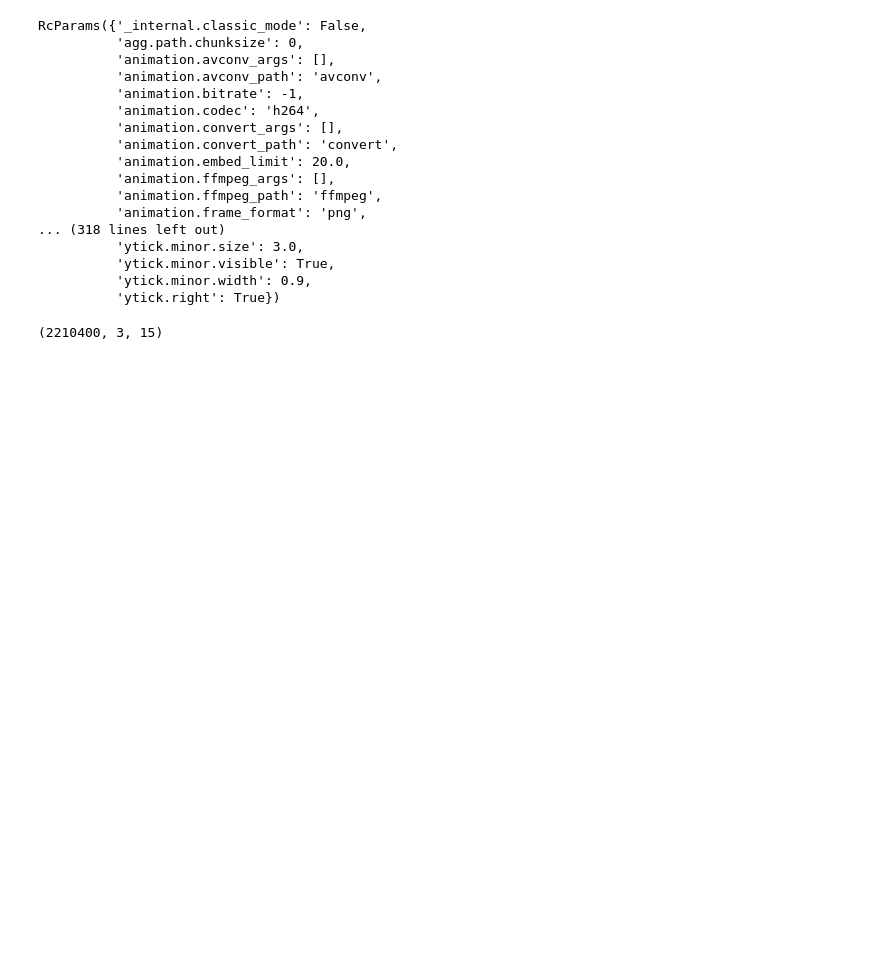
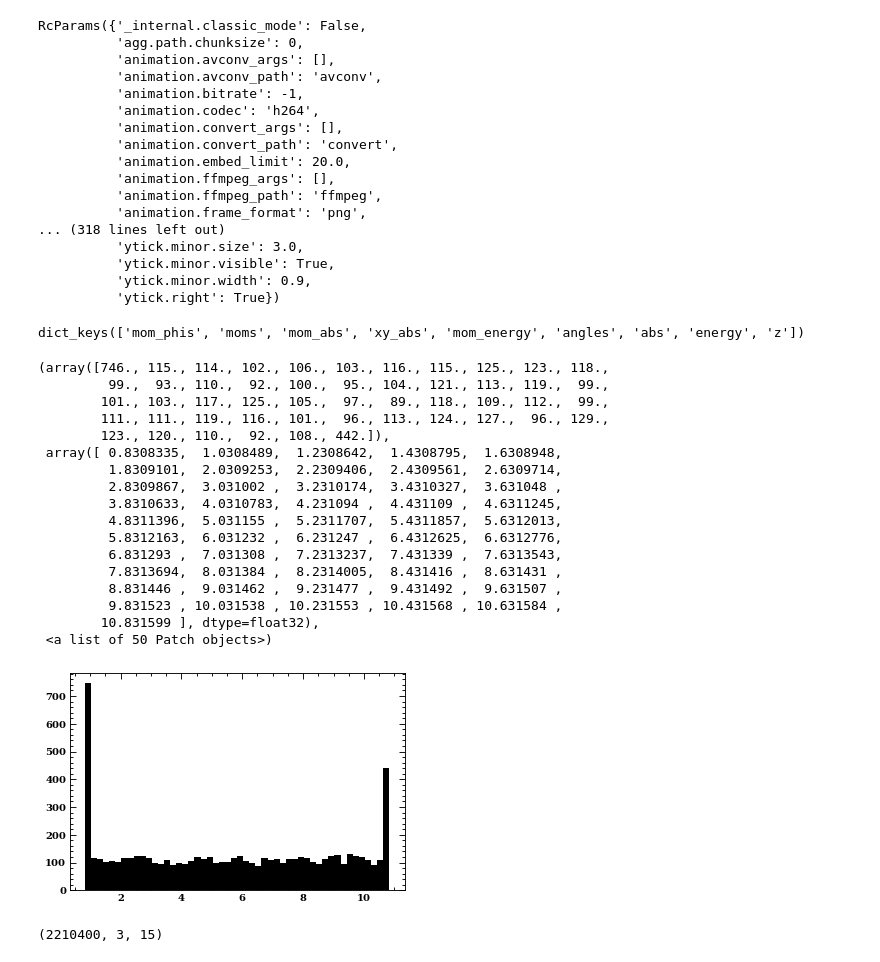
Before and after one commit to alpv95/IXPEML, a Jupyter notebook: notebooks/Error_checks.ipynb, the cells around one changed output. Saved outputs shown, nothing was run; the diff lists cells and outputs as text; code cells hidden in the pictures; blank space fills up the shorter version.

Commit message:
mom_energy

```diff
--- a/notebooks/Error_checks.ipynb
+++ b/notebooks/Error_checks.ipynb
@@ -145,6 +116,33 @@ with open(home_dir + "fom_pol_big_train___flat_weight_pol__ensemble.pickle", "rb
 # %%
 with open(home_dir + "fom_pol_big_train___flat_weightE_pol__ensemble.pickle", "rb") as file:
     A = pickle.load(file)
+# %%
+x = torch.load(home_dir + "data/expanded/newpaper_pol/train/labels_full.pt")
+# %%
+x.keys()
+# %% [output]
+dict_keys(['mom_phis', 'moms', 'mom_abs', 'xy_abs', 'mom_energy', 'angles', 'abs', 'energy', 'z'])
+# %%
+plt.hist(x['z'][x['energy'][:,0] == 8.0])
+# %% [output]
+(array([746., 115., 114., 102., 106., 103., 116., 115., 125., 123., 118.,
+         99.,  93., 110.,  92., 100.,  95., 104., 121., 113., 119.,  99.,
+        101., 103., 117., 125., 105.,  97.,  89., 118., 109., 112.,  99.,
+        111., 111., 119., 116., 101.,  96., 113., 124., 127.,  96., 129.,
+        123., 120., 110.,  92., 108., 442.]),
+ array([ 0.8308335,  1.0308489,  1.2308642,  1.4308795,  1.6308948,
+         1.8309101,  2.0309253,  2.2309406,  2.4309561,  2.6309714,
+         2.8309867,  3.031002 ,  3.2310174,  3.4310327,  3.631048 ,
+         3.8310633,  4.0310783,  4.231094 ,  4.431109 ,  4.6311245,
+         4.8311396,  5.031155 ,  5.2311707,  5.4311857,  5.6312013,
+         5.8312163,  6.031232 ,  6.231247 ,  6.4312625,  6.6312776,
+         6.831293 ,  7.031308 ,  7.2313237,  7.431339 ,  7.6313543,
+         7.8313694,  8.031384 ,  8.2314005,  8.431416 ,  8.631431 ,
+         8.831446 ,  9.031462 ,  9.231477 ,  9.431492 ,  9.631507 ,
+         9.831523 , 10.031538 , 10.231553 , 10.431568 , 10.631584 ,
+        10.831599 ], dtype=float32),
+ <a list of 50 Patch objects>)
+[figure, added]
 # %%
 angles, angles_mom, angles_sim, moms, errors, abs_pts, mom_abs_pts, abs_pts_sim, \
 energies, energies_sim, angles1, errors1, _ = A
```
Also changed, not shown: parts of 3 cells of this notebook, 2 other files.
